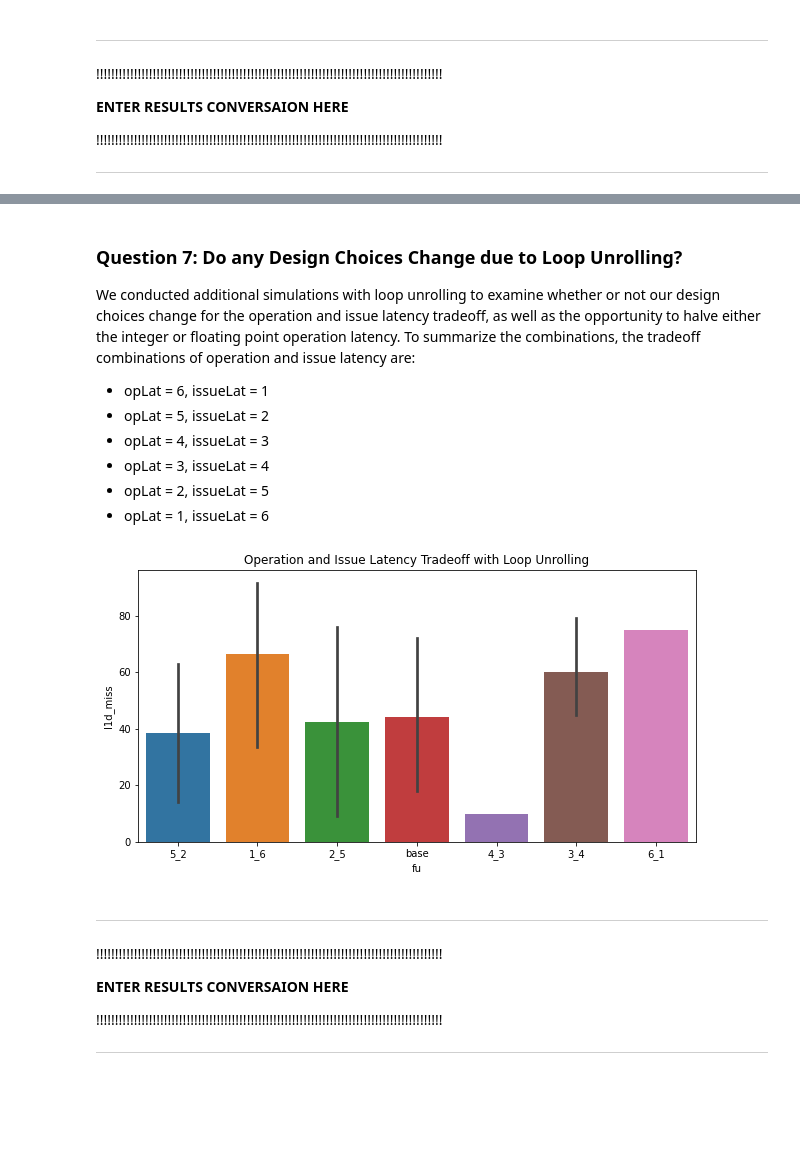
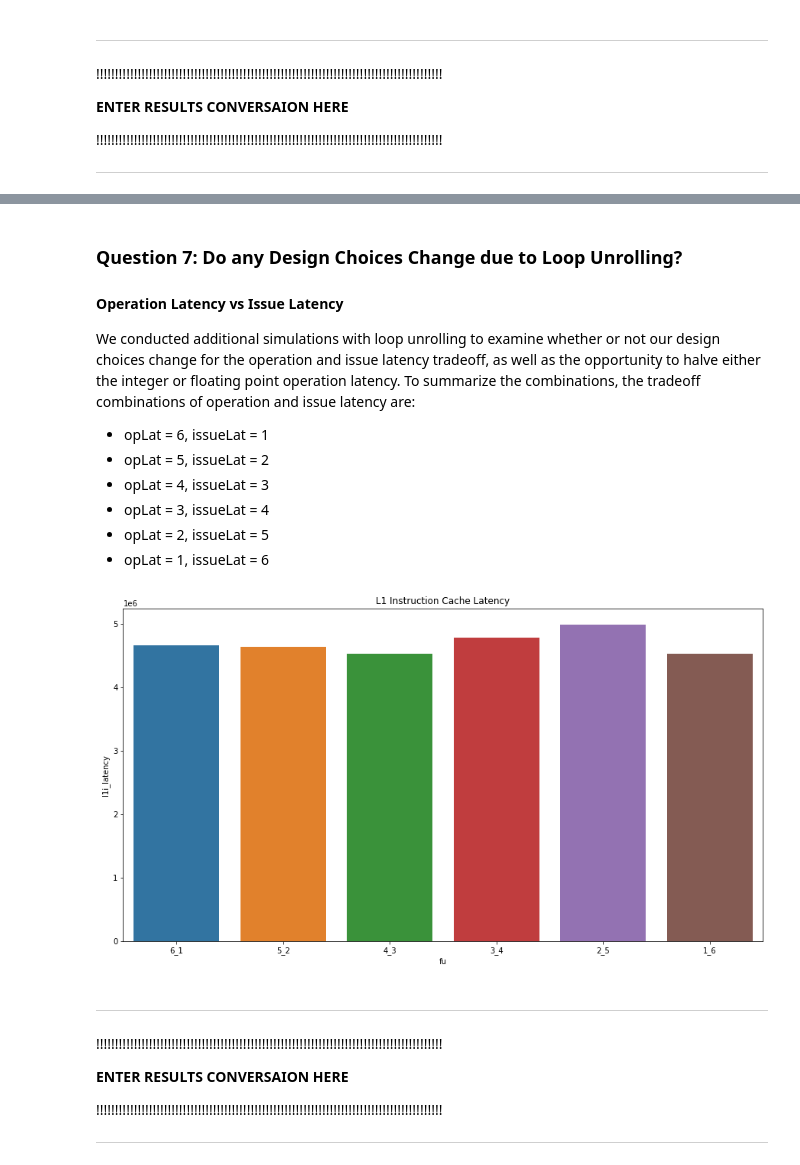
Before and after one commit to c14kevincardenas/cs5200-project2, a Jupyter notebook: report.ipynb, the cells around one changed output, grey strips where cells are left out. Saved outputs shown, nothing was run; the diff lists cells and outputs as text; code cells hidden in the pictures; blank space fills up the shorter version.

```diff
--- a/report.ipynb
+++ b/report.ipynb
@@ -246,5 +248,6 @@ df3.head()
 # %% [markdown]
 ### Question 7: Do any Design Choices Change due to Loop Unrolling?
+#### Operation Latency vs Issue Latency
 We conducted additional simulations with loop unrolling to examine whether or not our design choices change for the operation
 and issue latency tradeoff, as well as the opportunity to halve either the integer or floating point operation latency. To summarize the combinations, the tradeoff combinations of operation and issue latency are:
 - opLat = 6, issueLat = 1
@@ -254,11 +257,18 @@ and issue latency tradeoff, as well as the opportunity to halve either the integ
 - opLat = 2, issueLat = 5
 - opLat = 1, issueLat = 6
 # %%
-sns.barplot(data=q5, x='fu', y='l1d_miss')
-plt.title("Operation and Issue Latency Tradeoff with Loop Unrolling")
+q7 = df5.loc[df5.n == 10000]
+# sns.barplot(data=q7, x='fu', y='l1d_latency', ci=None)
+# plt.title("L1 Data Cache Latency")
+# plt.show()
+sns.barplot(data=q7, x='fu', y='l1i_latency', ci=None)
+plt.title("L1 Instruction Cache Latency")
 plt.show()
+# sns.barplot(data=q7, x='fu', y='l2_latency', ci=None)
+# plt.title("L2 Unified Cache Latency")
+# plt.show()
 # %% [output]
-[figure, old version]
+[figure, new version]
 # %% [markdown]
 *******************************************************************************************
 !!!!!!!!!!!!!!!!!!!!!!!!!!!!!!!!!!!!!!!!!!!!!!!!!!!!!!!!!!!!!!!!!!!!!!!!!!!!!!!!!!!!!!!!!!!!
```
Also changed, not shown: parts of 20 cells of this notebook, 1 other file.
